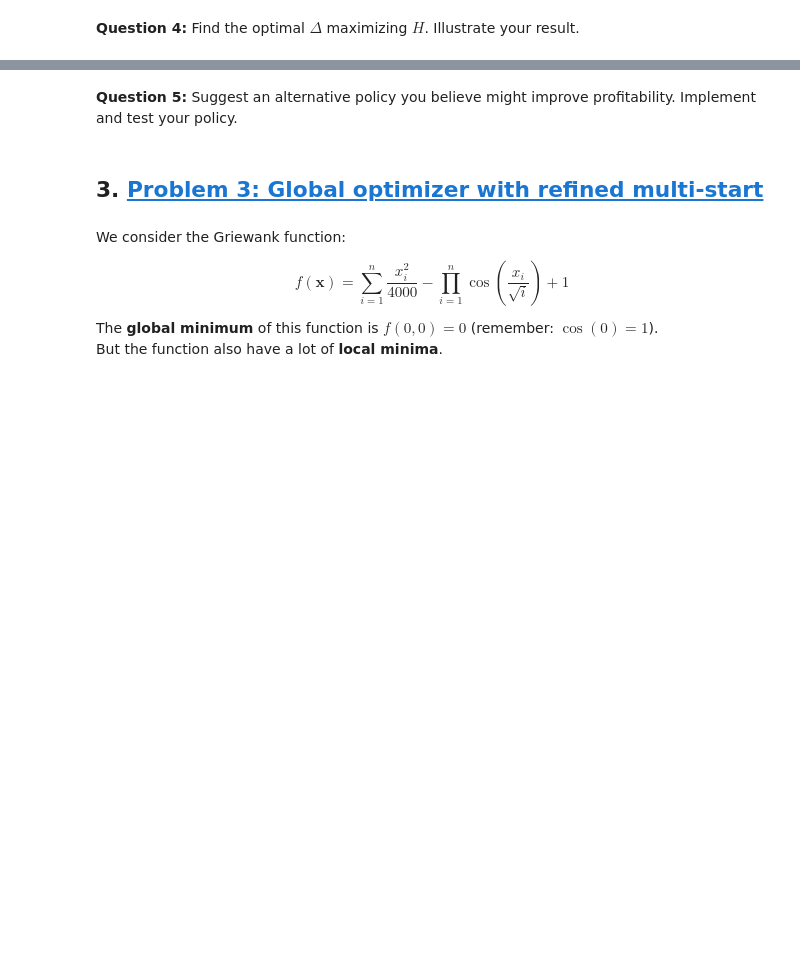
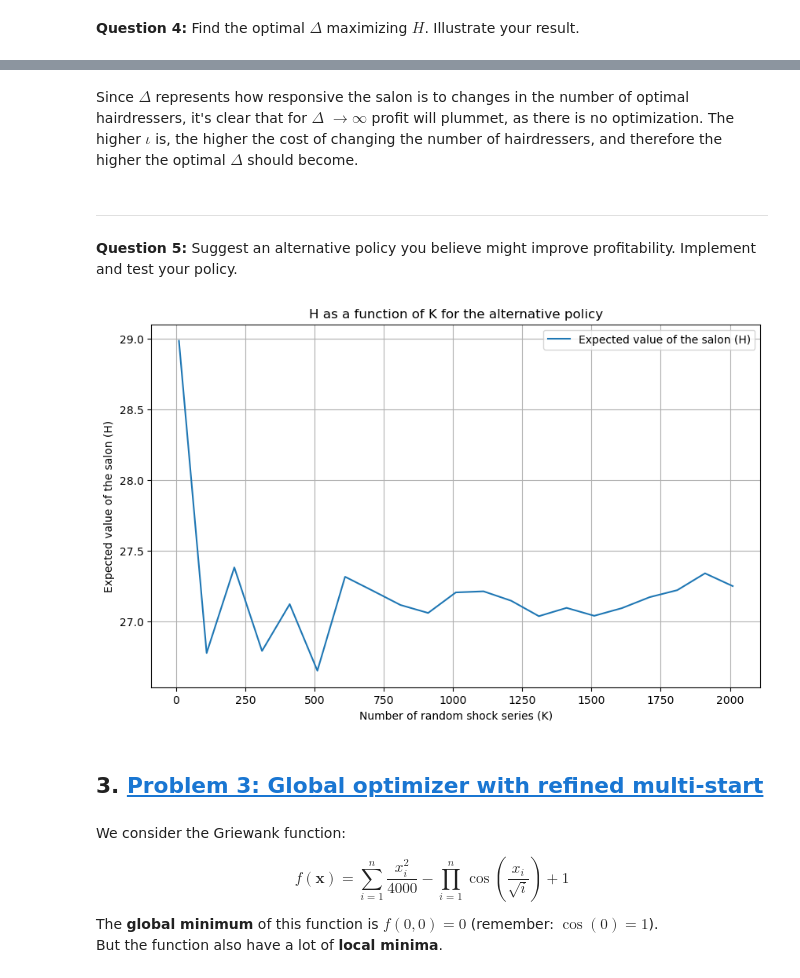
Before and after one commit to crf764/WingedHussar, a Jupyter notebook: examproject/Exam-2023-notebook.ipynb, the cells around one changed output, grey strips where cells are left out. Drawn from its saved outputs; the diff is of its cells as text; code cells hidden in the pictures; blank space fills up the shorter version.

```diff
--- a/examproject/Exam-2023-notebook.ipynb
+++ b/examproject/Exam-2023-notebook.ipynb
@@ -768,3 +990,7 @@ With $\Delta \geq 0$ and $\Delta = 0$ being the previous policy.
+# %% [markdown]
+Since $\Delta$ represents how responsive the salon is to changes in the number of optimal hairdressers, it's clear that for $\Delta$ $\rightarrow \infty $ profit will plummet, as there is no optimization. The higher $\iota$ is, the higher the cost of changing the number of hairdressers, and therefore the higher the optimal $\Delta$ should become.
+# %% [markdown]
+---------------
 # %% [markdown]
 
 **Question 5:** Suggest an alternative policy you believe might improve profitability. Implement and test your policy.
@@ -773,3 +997,71 @@ With $\Delta \geq 0$ and $\Delta = 0$ being the previous policy.
+# %%
+import numpy as np
+from scipy.stats import norm
+import matplotlib.pyplot as plt
+
+# Set Parameters
+rho = 0.90
+iota = 0.01
+sigma_epsilon = 0.10
+R = (1+0.01)**(1/12)
+eta = 0.5
+w = 1.0
+alpha = 0.05  # speed of adjustment
+
+# function for forecasting future demand
+def forecast_demand(kappa_past, rho, epsilon_forecast):
+    return np.exp(rho * np.log(kappa_past) + epsilon_forecast)
+
+def calculate_l(kappa):
+    return ((1 - eta) * kappa / w) ** (1 / eta)
+
+def calculate_profits(kappa, l, l_past):
+    profit = kappa * l**(1 - eta) - w * l
+    if l != l_past:
+        profit -= iota
+    return profit
+
+K_values = range(10, 2100, 100)
+H_values = []
+
+for K in K_values:
+    profits = np.zeros(K)
+    # Loop over K random shock series
+    for k in range(K):
+        # Initialize kappa and l
+        kappa = np.ones(T + 1)  # Plus 1 because kappa starts from t = -1
+        l = np.zeros(T + 1)  # Plus 1 because l starts from t = -1
+
+        # Generate random shock series
+        epsilon = norm.rvs(loc=-0.5 * sigma_epsilon**2, scale=sigma_epsilon, size=T)
+
+        # Update kappa and l for each month
+        for t in range(T):
+            epsilon_forecast = epsilon[t] if t < T else 0  # Assume zero shock in the last period
+            kappa_forecast = forecast_demand(kappa[t], rho, epsilon_forecast)
+            l_star = calculate_l(kappa_forecast)
+            l[t + 1] = l[t] + alpha * (l_star - l[t])  # Adjust l according to the policy
+            kappa[t + 1] = np.exp(rho * np.log(kappa[t]) + epsilon[t])
+
+        # Calculate profits for this shock series and add to total profits
+        for t in range(T):
+            profits[k] += calculate_profits(kappa[t + 1], l[t + 1], l[t])
+
+    # Calculate and append H to H_values
+    H = np.mean(profits)
+    H_values.append(H)
+
+# Plot H as a function of K
+plt.figure(figsize=(10, 6))
+plt.plot(K_values, H_values, label='Expected value of the salon (H)')
+plt.xlabel('Number of random shock series (K)')
+plt.ylabel('Expected value of the salon (H)')
+plt.title('H as a function of K for the alternative policy')
+plt.legend()
+plt.grid(True)
+plt.show()
+# %% [output]
+[figure, added]
 # %% [markdown]
 ## 3. <a id='toc3_'></a>[Problem 3: Global optimizer with refined multi-start](#toc0_)
 # %% [markdown]
```
Also changed, not shown: parts of 35 cells of this notebook.
